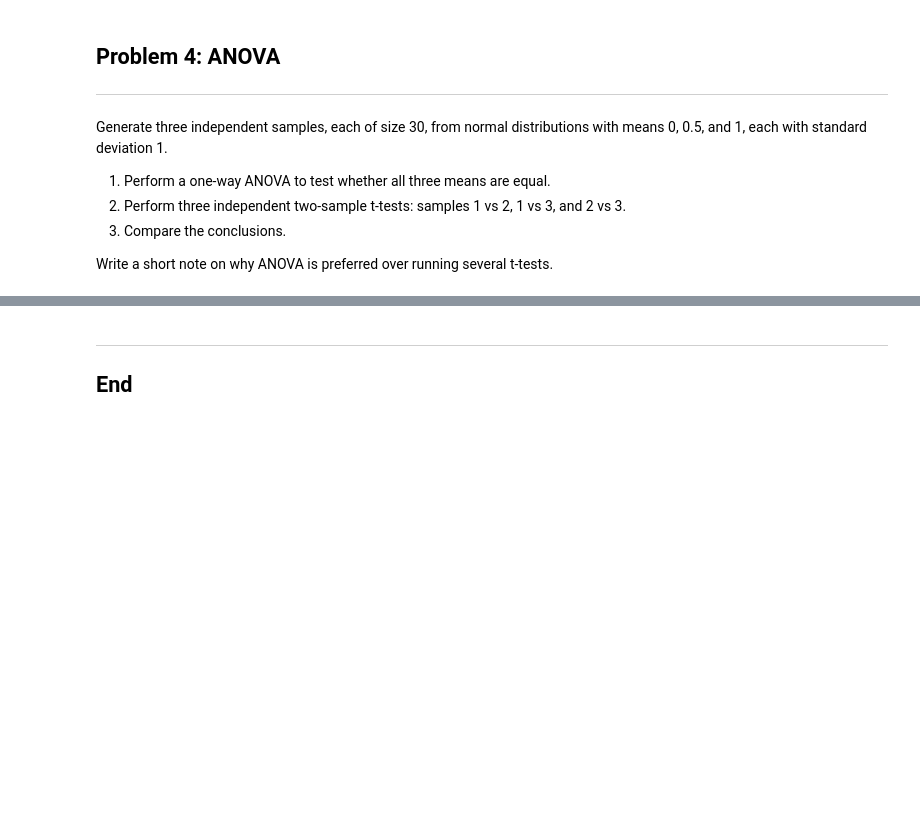
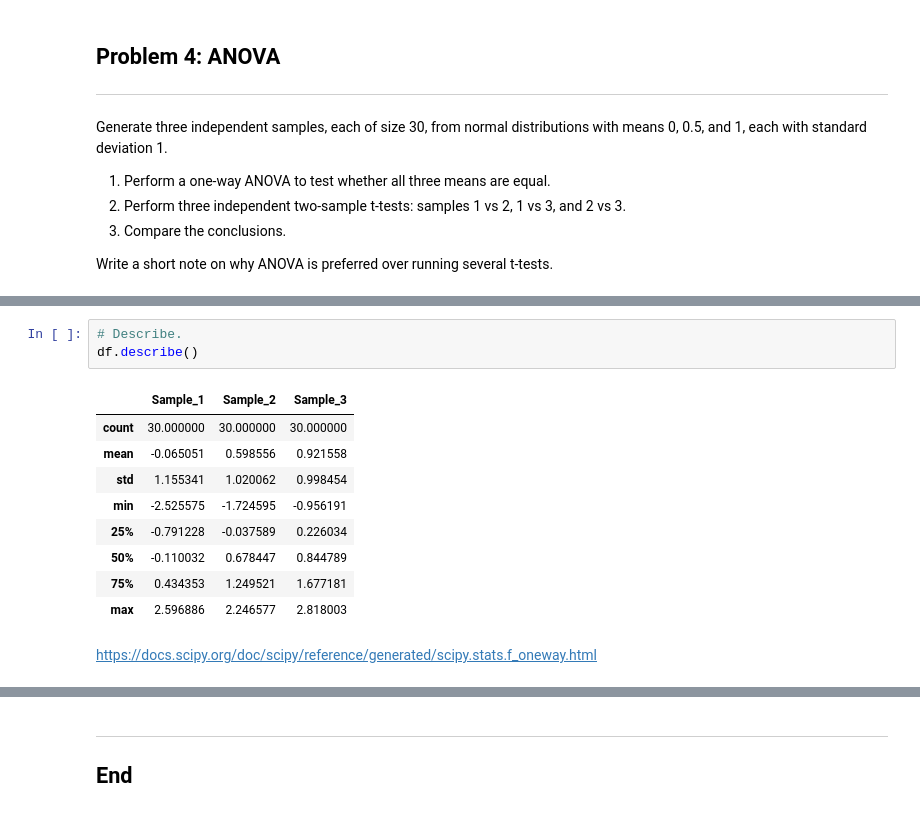
Before and after one commit to FatimaBOliveira/applied-statistics-assessment, a Jupyter notebook: problems.ipynb, the cells around one changed output, grey strips where cells are left out. Cells and saved outputs as stored; diff of their text form; blank space fills up the shorter version.

```diff
--- a/problems.ipynb
+++ b/problems.ipynb
@@ -643,0 +706,15 @@ https://www.graphpad.com/support/faq/testing-data-for-normal-distrbution/#:~:tex
+# %%
+# Describe.
+df.describe()
+# %% [output]
+|  | Sample_1 | Sample_2 | Sample_3 |
+| count | 30.000000 | 30.000000 | 30.000000 |
+| mean | -0.065051 | 0.598556 | 0.921558 |
+| std | 1.155341 | 1.020062 | 0.998454 |
+| min | -2.525575 | -1.724595 | -0.956191 |
+| 25% | -0.791228 | -0.037589 | 0.226034 |
+| 50% | -0.110032 | 0.678447 | 0.844789 |
+| 75% | 0.434353 | 1.249521 | 1.677181 |
+| max | 2.596886 | 2.246577 | 2.818003 |
+# %% [markdown]
+https://docs.scipy.org/doc/scipy/reference/generated/scipy.stats.f_oneway.html
```
Also changed, not shown: parts of 25 cells of this notebook.
